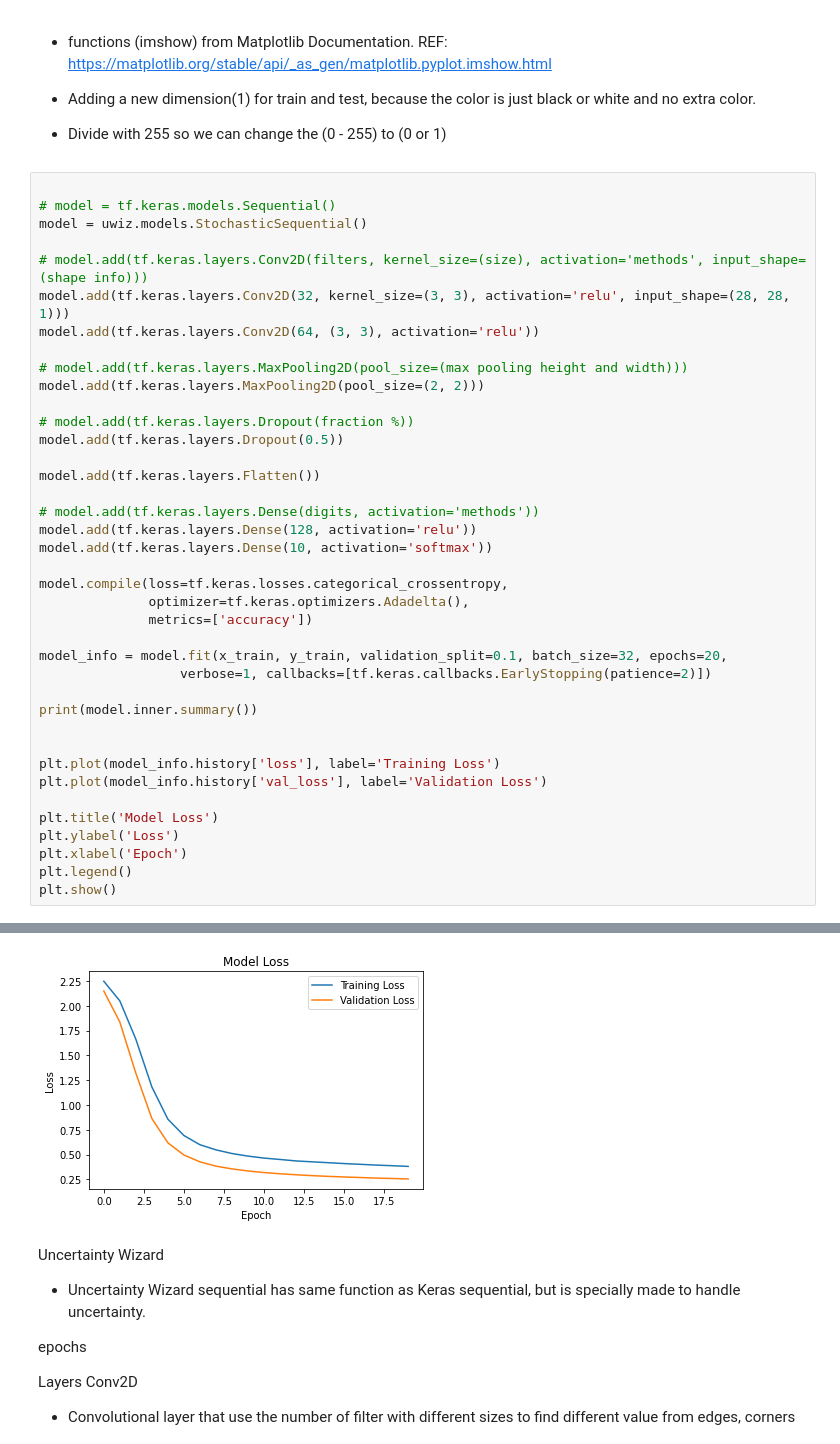
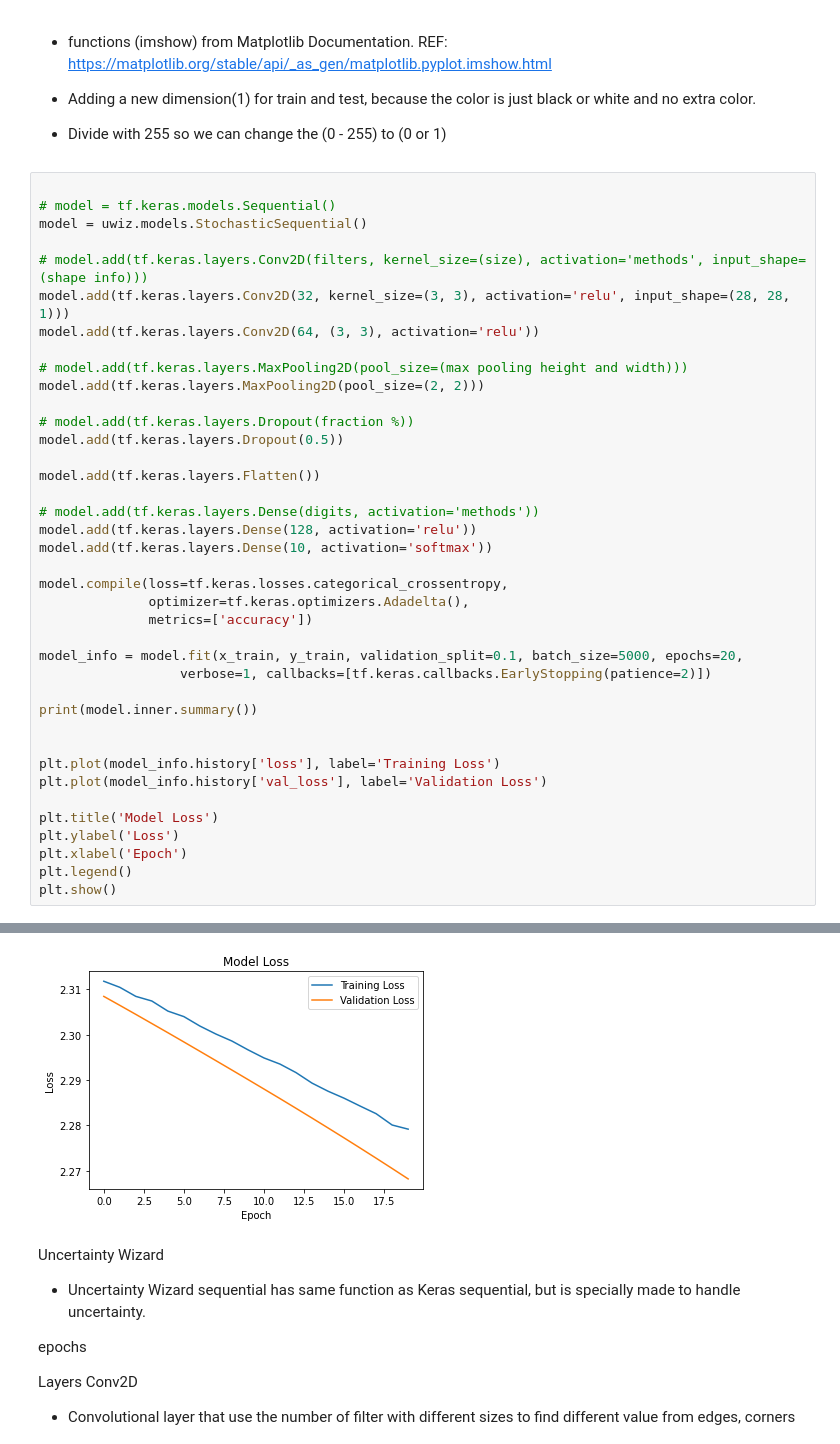
Before and after one commit to mrfratti/fihajo, a Jupyter notebook: Stochastic_Sequential_Mnist/Stochastic_Sequential_Mnist.ipynb, the cells around one changed output, grey strips where cells are left out. Saved outputs shown, nothing was run; the diff lists cells and outputs as text.

Commit message:
update batch size

```diff
--- a/Stochastic_Sequential_Mnist/Stochastic_Sequential_Mnist.ipynb
+++ b/Stochastic_Sequential_Mnist/Stochastic_Sequential_Mnist.ipynb
@@ -69,7 +69,7 @@ model.compile(loss=tf.keras.losses.categorical_crossentropy,
               optimizer=tf.keras.optimizers.Adadelta(),
               metrics=['accuracy'])
 
-model_info = model.fit(x_train, y_train, validation_split=0.1, batch_size=32, epochs=20,
+model_info = model.fit(x_train, y_train, validation_split=0.1, batch_size=5000, epochs=20,
                   verbose=1, callbacks=[tf.keras.callbacks.EarlyStopping(patience=2)])
 
 print(model.inner.summary())
@@ -100,8 +100,8 @@ Epoch 6/20
 Trainable params: 1,199,882
 Non-trainable params: 1
 _________________________________________________________________
 None
-[figure, old version]
+[figure, new version]
 # %% [markdown]
 Uncertainty Wizard
 * Uncertainty Wizard sequential has same function as Keras sequential, but is specially made to handle uncertainty.
```
Also changed, not shown: parts of 2 cells of this notebook.
